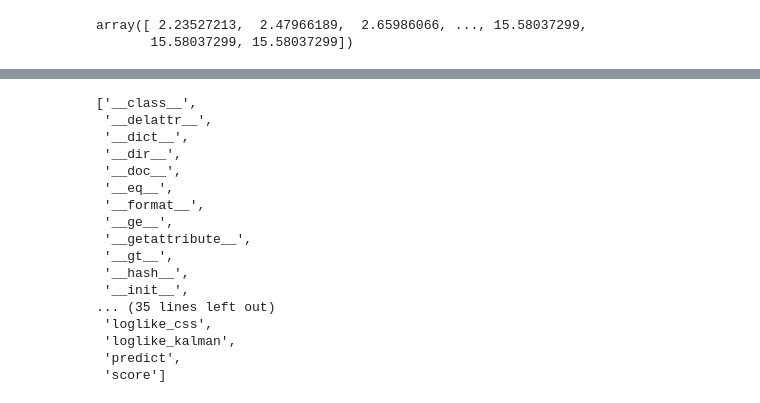
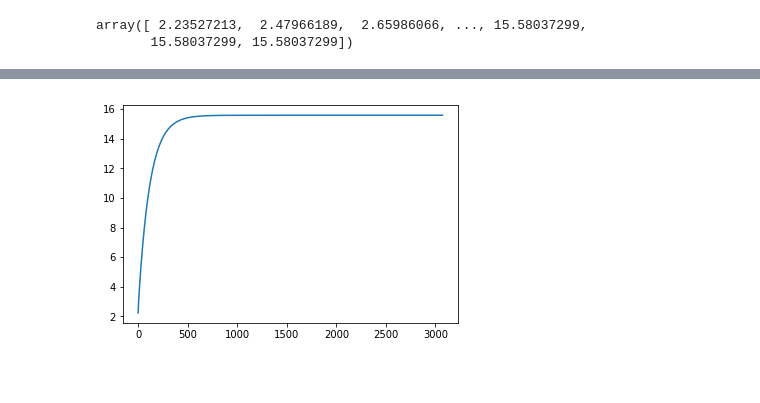
Before and after one commit to VincentVillet/temperatures-predictions, a Jupyter notebook: ARIMA_meteo.ipynb, the cells around one changed output, grey strips where cells are left out. Saved outputs shown, nothing was run; the diff lists cells and outputs as text; code cells hidden in the pictures; blank space fills up the shorter version.

Commit message:
add mean and random_forest predictions

```diff
--- a/ARIMA_meteo.ipynb
+++ b/ARIMA_meteo.ipynb
@@ -150,20 +114,5 @@ forecast(steps=1, exog=None, alpha=0.05) method of statsmodels.tsa.arima_model.A
-# %%
-dir(ARMA)
-# %% [output]
-['__class__',
- '__delattr__',
- '__dict__',
- '__dir__',
- '__doc__',
- '__eq__',
- '__format__',
- '__ge__',
- '__getattribute__',
- '__gt__',
- '__hash__',
- '__init__',
-... (35 lines left out)
- 'loglike_css',
- 'loglike_kalman',
- 'predict',
- 'score']
+# %%
+plt.plot(predictions)
+plt.show()
+# %% [output]
+[figure, added]
```
Also changed, not shown: parts of 7 cells of this notebook, 3 other files.
